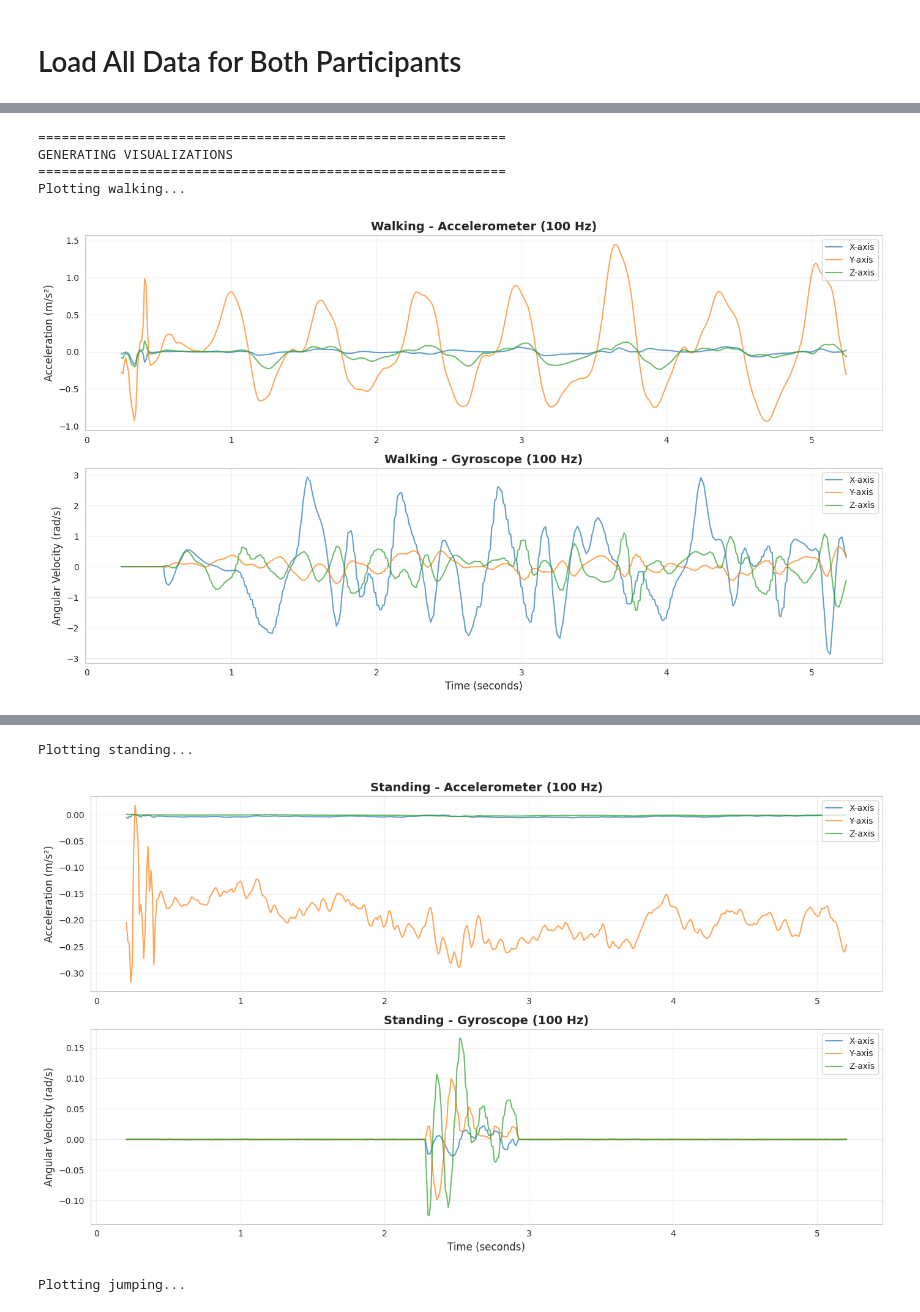
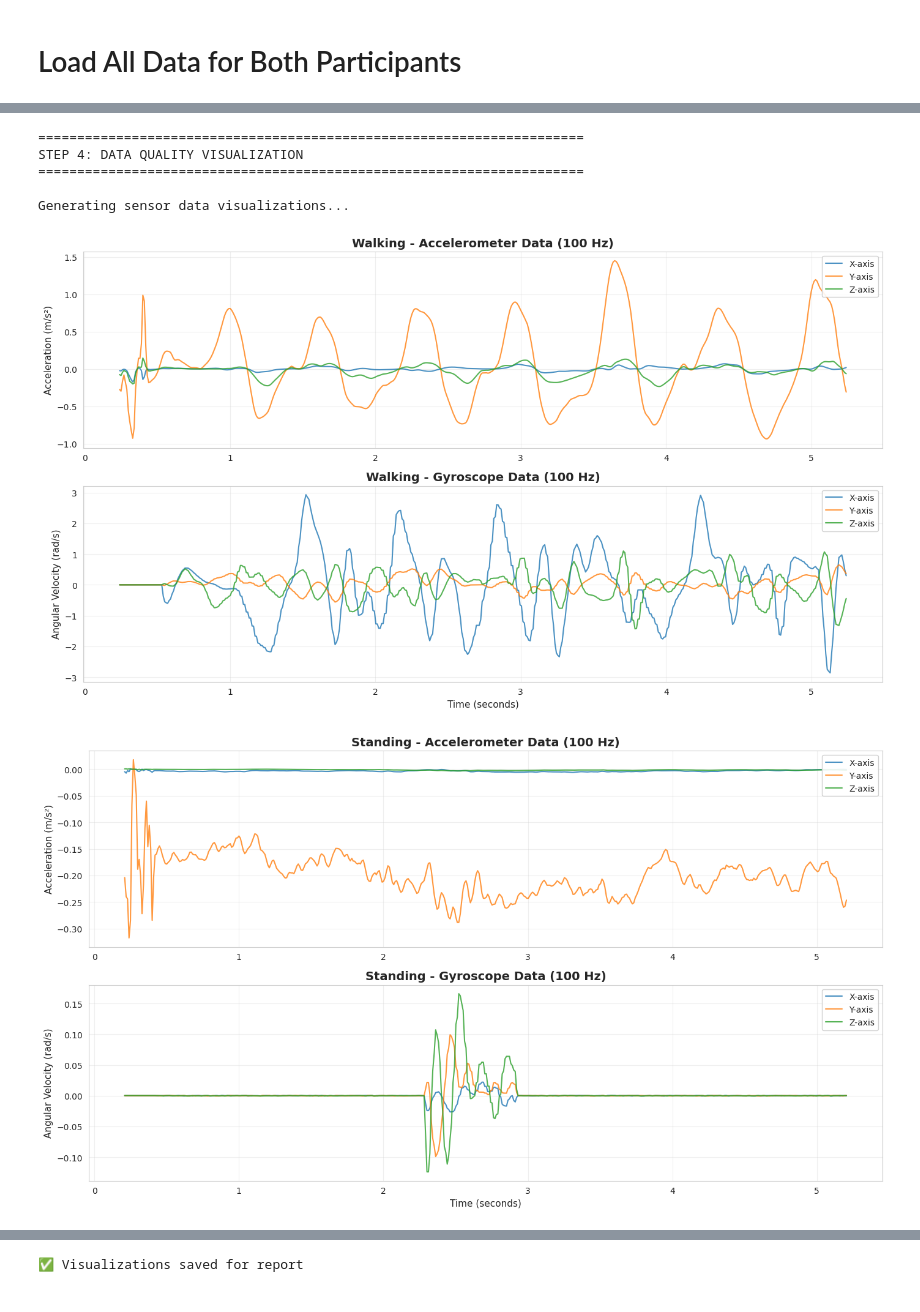
Before and after one commit to ngabo-dev/formative2-hmm_group1, a Jupyter notebook: HMM_group1.ipynb, the cells around one changed output, grey strips where cells are left out. Saved outputs shown, nothing was run; the diff lists cells and outputs as text; code cells hidden in the pictures.

```diff
--- a/HMM_group1.ipynb
+++ b/HMM_group1.ipynb
@@ -367,57 +285,49 @@ dtype: int64
 # %%
-import matplotlib.pyplot as plt
-import seaborn as sns
+print("\n" + "="*70)
+print("STEP 4: DATA QUALITY VISUALIZATION")
+print("="*70)
 
-sns.set_style("whitegrid")
-
-def plot_activity_comparison(df, activity, max_samples=500):
-    """Plot comparison of accelerometer and gyroscope data for an activity"""
-    activity_data = df[df['activity'] == activity].head(max_samples)
+def plot_activity_sensors(df, activity, max_samples=500):
+    """Visualize accelerometer and gyroscope for an activity"""
+    data = df[df['activity'] == activity].head(max_samples)
 
     fig, axes = plt.subplots(2, 1, figsize=(14, 8))
 
     # Accelerometer
-    axes[0].plot(activity_data['seconds_elapsed'], activity_data['x_acc'],
-                 label='X-axis', alpha=0.7, linewidth=1.5)
-    axes[0].plot(activity_data['seconds_elapsed'], activity_data['y_acc'],
-                 label='Y-axis', alpha=0.7, linewidth=1.5)
-    axes[0].plot(activity_data['seconds_elapsed'], activity_data['z_acc'],
-                 label='Z-axis', alpha=0.7, linewidth=1.5)
-    axes[0].set_title(f'{activity.capitalize()} - Accelerometer (100 Hz)', fontsize=14, fontweight='bold')
-    axes[0].set_ylabel('Acceleration (m/s²)', fontsize=12)
-    axes[0].legend(loc='upper right')
+    axes[0].plot(data['seconds_elapsed'], data['x_acc'], label='X-axis', alpha=0.8, lw=1.5)
+    axes[0].plot(data['seconds_elapsed'], data['y_acc'], label='Y-axis', alpha=0.8, lw=1.5)
+    axes[0].plot(data['seconds_elapsed'], data['z_acc'], label='Z-axis', alpha=0.8, lw=1.5)
+    axes[0].set_title(f'{activity.capitalize()} - Accelerometer Data (100 Hz)',
+                     fontsize=14, fontweight='bold')
+    axes[0].set_ylabel('Acceleration (m/s²)', fontsize=11)
+    axes[0].legend(loc='upper right', framealpha=0.9)
     axes[0].grid(True, alpha=0.3)
 
     # Gyroscope
-    axes[1].plot(activity_data['seconds_elapsed'], activity_data['x_gyro'],
-                 label='X-axis', alpha=0.7, linewidth=1.5)
-    axes[1].plot(activity_data['seconds_elapsed'], activity_data['y_gyro'],
-                 label='Y-axis', alpha=0.7, linewidth=1.5)
-    axes[1].plot(activity_data['seconds_elapsed'], activity_data['z_gyro'],
-                 label='Z-axis', alpha=0.7, linewidth=1.5)
-    axes[1].set_title(f'{activity.capitalize()} - Gyroscope (100 Hz)', fontsize=14, fontweight='bold')
-    axes[1].set_xlabel('Time (seconds)', fontsize=12)
-    axes[1].set_ylabel('Angular Velocity (rad/s)', fontsize=12)
-    axes[1].legend(loc='upper right')
+    axes[1].plot(data['seconds_elapsed'], data['x_gyro'], label='X-axis', alpha=0.8, lw=1.5)
+    axes[1].plot(data['seconds_elapsed'], data['y_gyro'], label='Y-axis', alpha=0.8, lw=1.5)
+    axes[1].plot(data['seconds_elapsed'], data['z_gyro'], label='Z-axis', alpha=0.8, lw=1.5)
+    axes[1].set_title(f'{activity.capitalize()} - Gyroscope Data (100 Hz)',
+                     fontsize=14, fontweight='bold')
+    axes[1].set_xlabel('Time (seconds)', fontsize=11)
+    axes[1].set_ylabel('Angular Velocity (rad/s)', fontsize=11)
+    axes[1].legend(loc='upper right', framealpha=0.9)
     axes[1].grid(True, alpha=0.3)
 
     plt.tight_layout()
-    plt.savefig(f'{activity}_sensor_data.png', dpi=300, bbox_inches='tight')
+    plt.savefig(f'visualization_{activity}.png', dpi=300, bbox_inches='tight')
     plt.show()
 
-print("\n" + "="*60)
-print("GENERATING VISUALIZATIONS")
-print("="*60)
+print("\nGenerating sensor data visualizations...")
+for activity in ['walking', 'standing', 'jumping', 'still']:
+    plot_activity_sensors(harmonized_dataset, activity)
 
-# Plot each activity
-for activity in ['walking', 'standing', 'jumping', 'still']:
-    print(f"Plotting {activity}...")
-    plot_activity_comparison(harmonized_dataset, activity)
-
-print("\n✅ All visualizations saved!")
+print("\n✅ Visualizations saved for report")
 # %% [output]
-============================================================
-GENERATING VISUALIZATIONS
-============================================================
-Plotting walking...
+======================================================================
+STEP 4: DATA QUALITY VISUALIZATION
+======================================================================
+
+Generating sensor data visualizations...
-[figure, old version]
+[figure, new version]
+[figure, new version]
@@ -424,3 +336 @@ Plotting walking...
-Plotting standing...
+✅ Visualizations saved for report
-[figure, old version]
-Plotting jumping...
```
Also changed, not shown: parts of 34 cells of this notebook.
